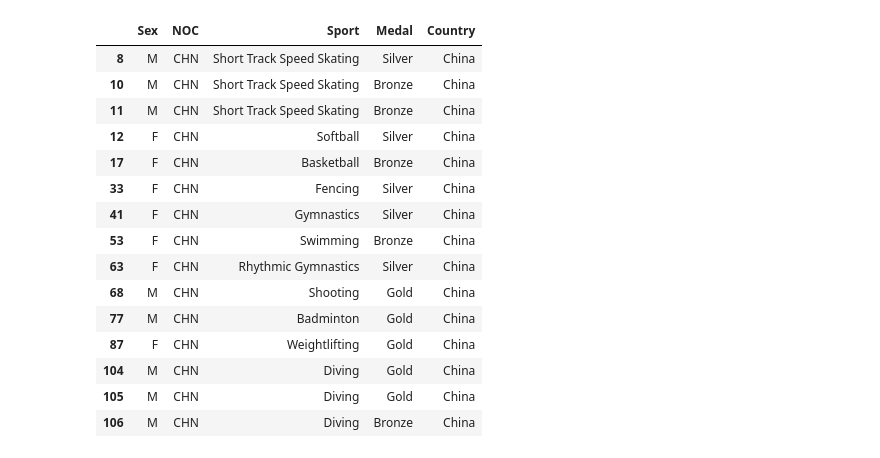
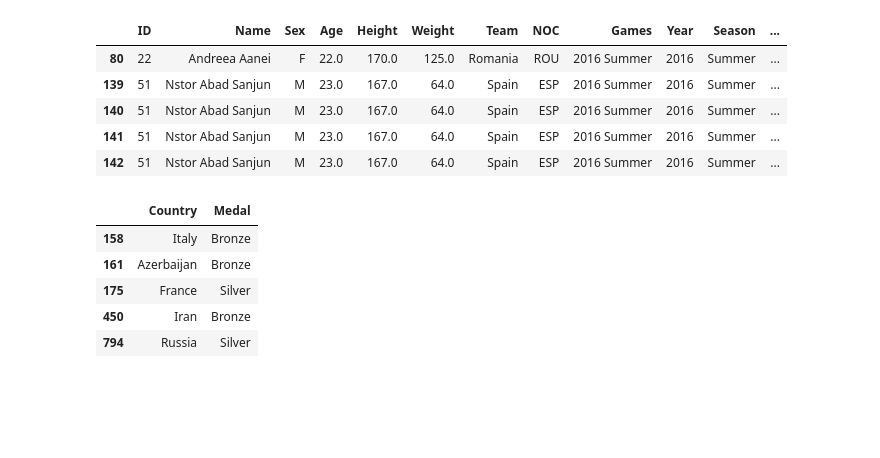
Before and after one commit to alpeshpatelgwu/etl_congressional, a Jupyter notebook: Olympics ETL.ipynb, the cells around one changed output. Saved outputs shown, nothing was run; the diff lists cells and outputs as text; code cells hidden in the pictures; blank space fills up the shorter version.

```diff
--- a/Olympics ETL.ipynb
+++ b/Olympics ETL.ipynb
@@ -242,21 +7,13 @@ grouped_country_df.head()
-# %%
-grouped_country_medal_df = country_medals_df.groupby("Medal")
-
-grouped_country_medal_df.head()
-# %% [output]
-|  | Sex | NOC | Sport | Medal | Country |
-| 8 | M | CHN | Short Track Speed Skating | Silver | China |
-| 10 | M | CHN | Short Track Speed Skating | Bronze | China |
-| 11 | M | CHN | Short Track Speed Skating | Bronze | China |
-| 12 | F | CHN | Softball | Silver | China |
-| 17 | F | CHN | Basketball | Bronze | China |
-| 33 | F | CHN | Fencing | Silver | China |
-| 41 | F | CHN | Gymnastics | Silver | China |
-| 53 | F | CHN | Swimming | Bronze | China |
-| 63 | F | CHN | Rhythmic Gymnastics | Silver | China |
-| 68 | M | CHN | Shooting | Gold | China |
-| 77 | M | CHN | Badminton | Gold | China |
-| 87 | F | CHN | Weightlifting | Gold | China |
-| 104 | M | CHN | Diving | Gold | China |
-| 105 | M | CHN | Diving | Gold | China |
-| 106 | M | CHN | Diving | Bronze | China |
+# %%
+#Extract the Olympic data on how athlete's performed
+csv_file = "athlete_events.csv"
+athlete_events_df = pd.read_csv(csv_file)
+athlete_events_df = athlete_events_df[athlete_events_df["Year"] > 2014]
+athlete_events_df.head()
+# %% [output]
+|  | ID | Name | Sex | Age | Height | Weight | Team | NOC | Games | Year | Season | ... |
+| 80 | 22 | Andreea Aanei | F | 22.0 | 170.0 | 125.0 | Romania | ROU | 2016 Summer | 2016 | Summer | ... |
+| 139 | 51 | Nstor Abad Sanjun | M | 23.0 | 167.0 | 64.0 | Spain | ESP | 2016 Summer | 2016 | Summer | ... |
+| 140 | 51 | Nstor Abad Sanjun | M | 23.0 | 167.0 | 64.0 | Spain | ESP | 2016 Summer | 2016 | Summer | ... |
+| 141 | 51 | Nstor Abad Sanjun | M | 23.0 | 167.0 | 64.0 | Spain | ESP | 2016 Summer | 2016 | Summer | ... |
+| 142 | 51 | Nstor Abad Sanjun | M | 23.0 | 167.0 | 64.0 | Spain | ESP | 2016 Summer | 2016 | Summer | ... |
@@ -262,0 +22,16 @@ grouped_country_medal_df.head()
+# %%
+athlete_events_df = athlete_events_df[["Team", "Medal"]].copy()
+athlete_events_df = athlete_events_df.dropna()
+athlete_events_df = athlete_events_df.rename(columns={"Team":"Country"})
+athlete_events_df["Country"] = athlete_events_df["Country"].str.strip()
+#athlete_events_df = athlete_events_df["Country"].str.strip()
+
+athlete_events_df.head()
+# 27116 Rows
+# %% [output]
+|  | Country | Medal |
+| 158 | Italy | Bronze |
+| 161 | Azerbaijan | Bronze |
+| 175 | France | Silver |
+| 450 | Iran | Bronze |
+| 794 | Russia | Silver |
```
Also changed, not shown: parts of 41 cells of this notebook.
